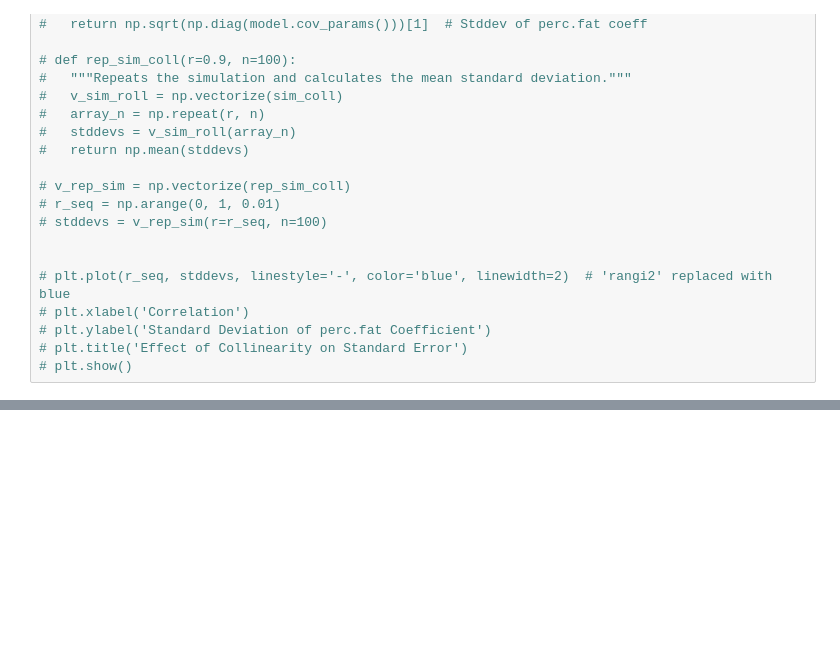
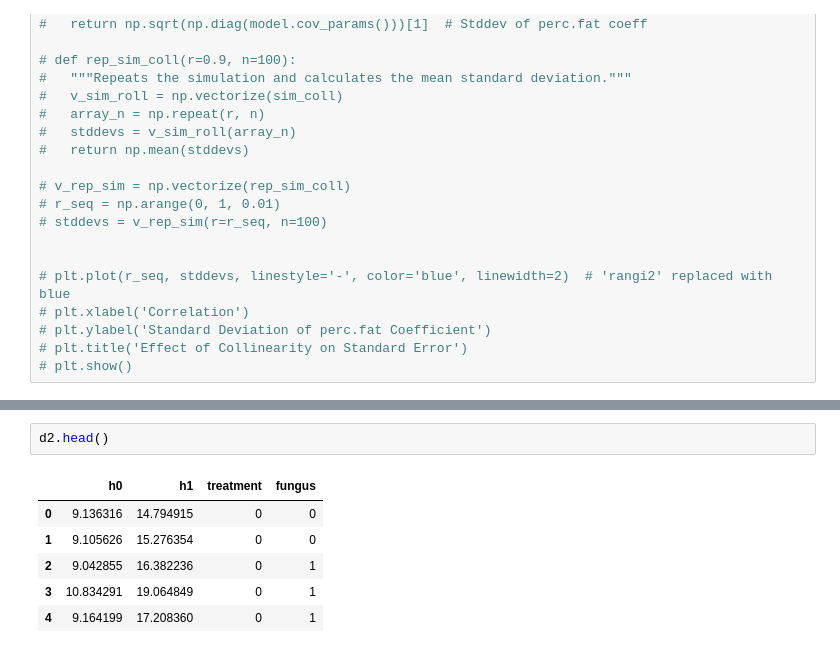
Before and after one commit to sushmit86/Statiistical_rethinking_jax, a Jupyter notebook: sushmit_06__Haunted_DAG__and_The_Causal_Terror.ipynb, the cells around one changed output, grey strips where cells are left out. Saved outputs shown, nothing was run; the diff lists cells and outputs as text; blank space fills up the shorter version.

```diff
--- a/sushmit_06__Haunted_DAG__and_The_Causal_Terror.ipynb
+++ b/sushmit_06__Haunted_DAG__and_The_Causal_Terror.ipynb
@@ -583,0 +1815,9 @@ Array([ 576, 2025], dtype=int32)
+# %%
+d2.head()
+# %% [output]
+|  | h0 | h1 | treatment | fungus |
+| 0 | 9.136316 | 14.794915 | 0 | 0 |
+| 1 | 9.105626 | 15.276354 | 0 | 0 |
+| 2 | 9.042855 | 16.382236 | 0 | 1 |
+| 3 | 10.834291 | 19.064849 | 0 | 1 |
+| 4 | 9.164199 | 17.208360 | 0 | 1 |
```
Also changed, not shown: parts of 17 cells of this notebook.
